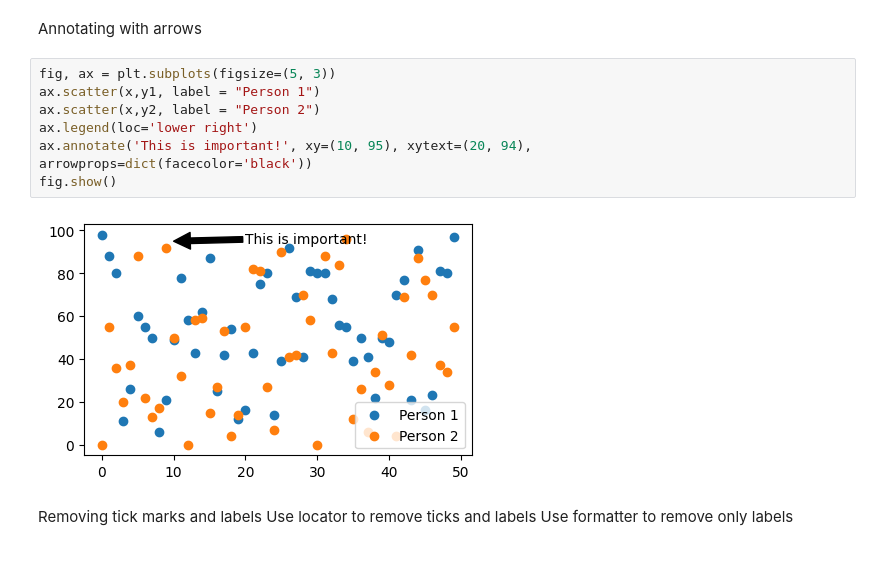
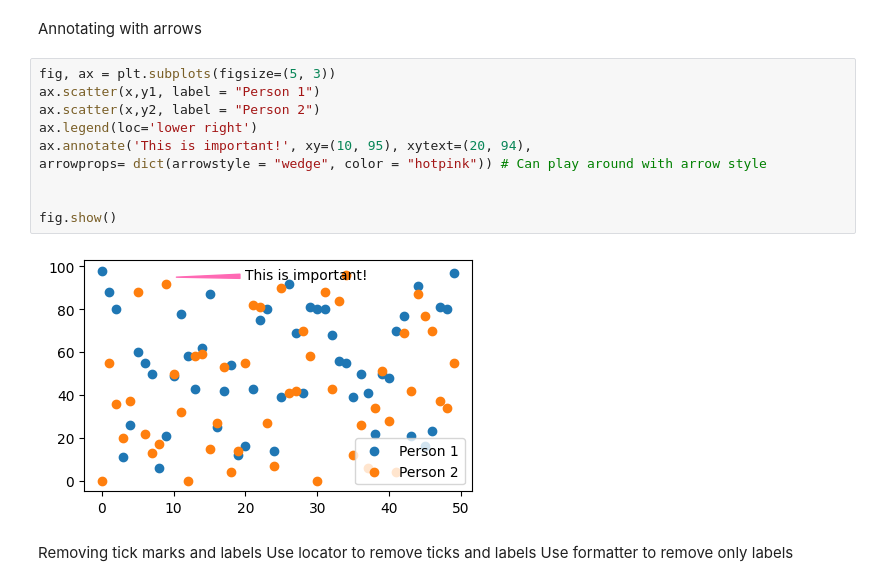
Before and after one commit to christoph-qing/visualization, a Jupyter notebook: 02_activities/assignments/participation/260122Lec3.ipynb, the cells around one changed output. Drawn from its saved outputs; the diff is of its cells as text.

```diff
--- a/02_activities/assignments/participation/260122Lec3.ipynb
+++ b/02_activities/assignments/participation/260122Lec3.ipynb
@@ -83,13 +87,15 @@ Annotating with arrows
 # %%
 fig, ax = plt.subplots(figsize=(5, 3))
 ax.scatter(x,y1, label = "Person 1")
 ax.scatter(x,y2, label = "Person 2")
 ax.legend(loc='lower right')
 ax.annotate('This is important!', xy=(10, 95), xytext=(20, 94),
-arrowprops=dict(facecolor='black'))
+arrowprops= dict(arrowstyle = "wedge", color = "hotpink")) # Can play around with arrow style
+
+
 fig.show()
 # %% [output]
-[figure, old version]
+[figure, new version]
 # %% [markdown]
 Removing tick marks and labels
 Use locator to remove ticks and labels
```
Also changed, not shown: parts of 7 cells of this notebook, 4 other files.
